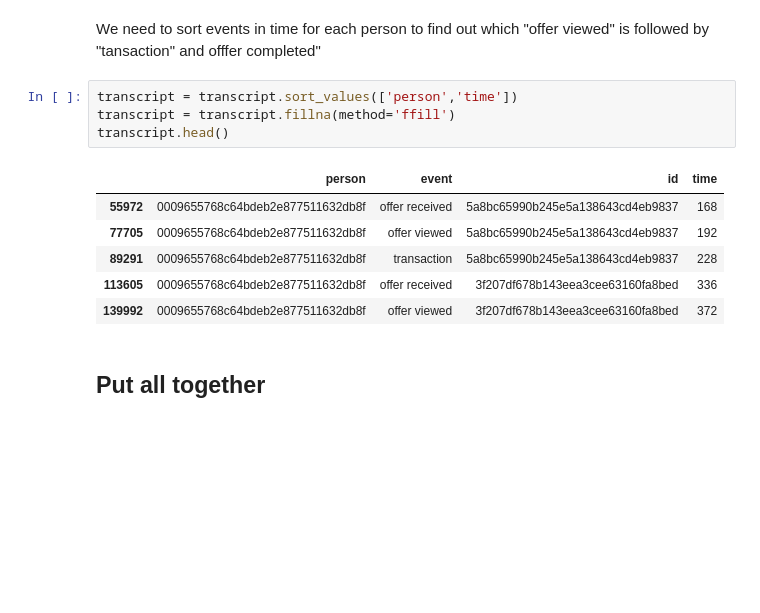
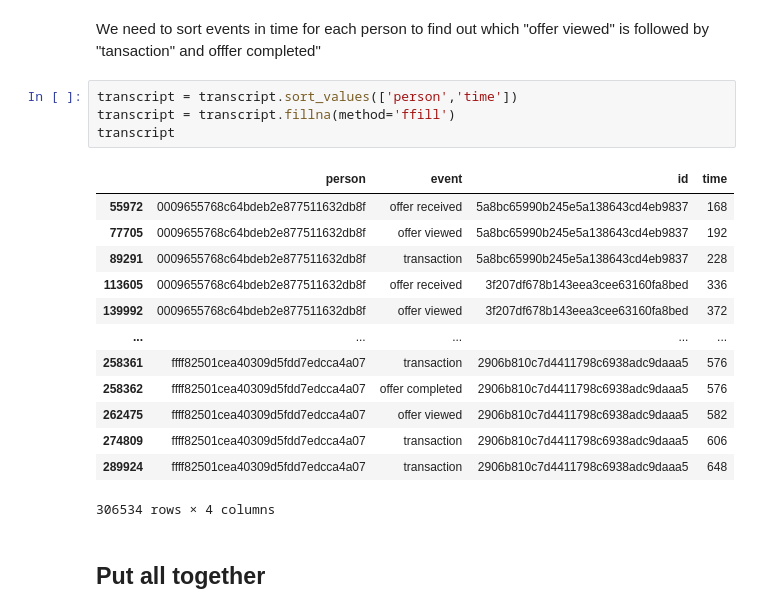
Before and after one commit to kuzn137/StarbucksCapstoneProject, a Jupyter notebook: Starbucks_Capstone_notebook.ipynb, the cells around one changed output. Drawn from its saved outputs; the diff is of its cells as text; blank space fills up the shorter version.

```diff
--- a/Starbucks_Capstone_notebook.ipynb
+++ b/Starbucks_Capstone_notebook.ipynb
@@ -326,14 +333,21 @@ We need to sort events in time for each person to find out which "offer viewed"
 # %%
 transcript = transcript.sort_values(['person','time'])
 transcript = transcript.fillna(method='ffill')
-transcript.head()
+transcript
 # %% [output]
 |  | person | event | id | time |
 | 55972 | 0009655768c64bdeb2e877511632db8f | offer received | 5a8bc65990b245e5a138643cd4eb9837 | 168 |
 | 77705 | 0009655768c64bdeb2e877511632db8f | offer viewed | 5a8bc65990b245e5a138643cd4eb9837 | 192 |
 | 89291 | 0009655768c64bdeb2e877511632db8f | transaction | 5a8bc65990b245e5a138643cd4eb9837 | 228 |
 | 113605 | 0009655768c64bdeb2e877511632db8f | offer received | 3f207df678b143eea3cee63160fa8bed | 336 |
 | 139992 | 0009655768c64bdeb2e877511632db8f | offer viewed | 3f207df678b143eea3cee63160fa8bed | 372 |
+| ... | ... | ... | ... | ... |
+| 258361 | ffff82501cea40309d5fdd7edcca4a07 | transaction | 2906b810c7d4411798c6938adc9daaa5 | 576 |
+| 258362 | ffff82501cea40309d5fdd7edcca4a07 | offer completed | 2906b810c7d4411798c6938adc9daaa5 | 576 |
+| 262475 | ffff82501cea40309d5fdd7edcca4a07 | offer viewed | 2906b810c7d4411798c6938adc9daaa5 | 582 |
+| 274809 | ffff82501cea40309d5fdd7edcca4a07 | transaction | 2906b810c7d4411798c6938adc9daaa5 | 606 |
+| 289924 | ffff82501cea40309d5fdd7edcca4a07 | transaction | 2906b810c7d4411798c6938adc9daaa5 | 648 |
+306534 rows × 4 columns
 # %% [markdown]
 ## Put all together
 # %%
```
Also changed, not shown: parts of 42 cells of this notebook.
